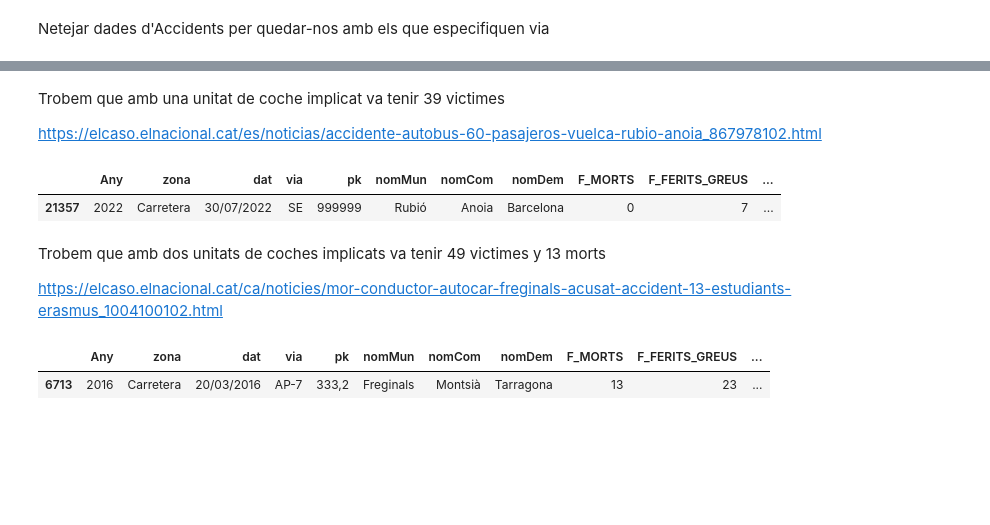
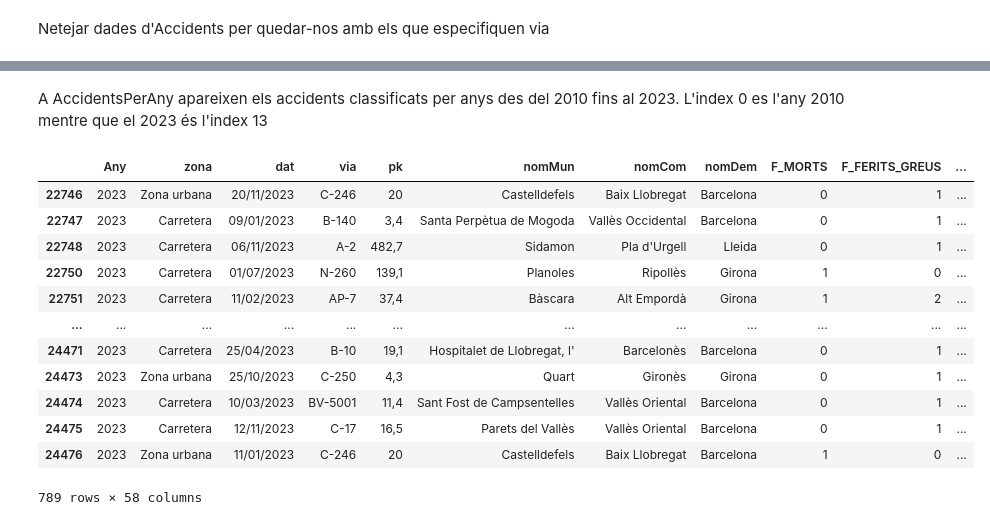
Before and after one commit to SeergiCureero/Proyecto-Analitica-Descriptiva, a Jupyter notebook: main.ipynb, the cells around one changed output, grey strips where cells are left out. Cells and saved outputs as stored; diff of their text form; code cells hidden in the pictures; blank space fills up the shorter version.

```diff
--- a/main.ipynb
+++ b/main.ipynb
@@ -110,18 +17,23 @@ plt.show()
-# %% [markdown]
-Trobem que amb una unitat de coche implicat va tenir 39 victimes
-
-https://elcaso.elnacional.cat/es/noticias/accidente-autobus-60-pasajeros-vuelca-rubio-anoia_867978102.html
-# %%
-AccidentsCOMPLET [  (AccidentsCOMPLET['F_VICTIMES']>35) & (AccidentsCOMPLET['F_UNITATS_IMPLICADES']==1)]
-# %% [output]
-|  | Any | zona | dat | via | pk | nomMun | nomCom | nomDem | F_MORTS | F_FERITS_GREUS | ... |
-| 21357 | 2022 | Carretera | 30/07/2022 | SE | 999999 | Rubió | Anoia | Barcelona | 0 | 7 | ... |
-# %% [markdown]
-Trobem que amb dos unitats de coches implicats va tenir 49 victimes y 13 morts
-
-https://elcaso.elnacional.cat/ca/noticies/mor-conductor-autocar-freginals-acusat-accident-13-estudiants-erasmus_1004100102.html
-# %%
-AccidentsCOMPLET [  (AccidentsCOMPLET['F_VICTIMES']>35) & (AccidentsCOMPLET['F_UNITATS_IMPLICADES']==2)]
-# %% [output]
-|  | Any | zona | dat | via | pk | nomMun | nomCom | nomDem | F_MORTS | F_FERITS_GREUS | ... |
-| 6713 | 2016 | Carretera | 20/03/2016 | AP-7 | 333,2 | Freginals | Montsià | Tarragona | 13 | 23 | ... |
+# %% [markdown]
+A AccidentsPerAny apareixen els accidents classificats per anys des del 2010 fins al 2023. L'index 0 es l'any 2010 mentre que el 2023 és l'index 13
+# %%
+AccidentsNomViaHistoric = AccidentsCOMPLET.drop(AccidentsCOMPLET[AccidentsCOMPLET['via'] == 'SE'].index)
+AccidentsPerAny = []
+for i in range(2010,2024):
+    AccidentsPerAny.append(AccidentsNomViaHistoric.drop(AccidentsNomViaHistoric[AccidentsNomViaHistoric['Any'] != i].index))
+AccidentsPerAny[0]
+AccidentsPerAny[13]
+# %% [output]
+|  | Any | zona | dat | via | pk | nomMun | nomCom | nomDem | F_MORTS | F_FERITS_GREUS | ... |
+| 22746 | 2023 | Zona urbana | 20/11/2023 | C-246 | 20 | Castelldefels | Baix Llobregat | Barcelona | 0 | 1 | ... |
+| 22747 | 2023 | Carretera | 09/01/2023 | B-140 | 3,4 | Santa Perpètua de Mogoda | Vallès Occidental | Barcelona | 0 | 1 | ... |
+| 22748 | 2023 | Carretera | 06/11/2023 | A-2 | 482,7 | Sidamon | Pla d'Urgell | Lleida | 0 | 1 | ... |
+| 22750 | 2023 | Carretera | 01/07/2023 | N-260 | 139,1 | Planoles | Ripollès | Girona | 1 | 0 | ... |
+| 22751 | 2023 | Carretera | 11/02/2023 | AP-7 | 37,4 | Bàscara | Alt Empordà | Girona | 1 | 2 | ... |
+| ... | ... | ... | ... | ... | ... | ... | ... | ... | ... | ... | ... |
+| 24471 | 2023 | Carretera | 25/04/2023 | B-10 | 19,1 | Hospitalet de Llobregat, l' | Barcelonès | Barcelona | 0 | 1 | ... |
+| 24473 | 2023 | Zona urbana | 25/10/2023 | C-250 | 4,3 | Quart | Gironès | Girona | 0 | 1 | ... |
+| 24474 | 2023 | Carretera | 10/03/2023 | BV-5001 | 11,4 | Sant Fost de Campsentelles | Vallès Oriental | Barcelona | 0 | 1 | ... |
+| 24475 | 2023 | Carretera | 12/11/2023 | C-17 | 16,5 | Parets del Vallès | Vallès Oriental | Barcelona | 0 | 1 | ... |
+| 24476 | 2023 | Zona urbana | 11/01/2023 | C-246 | 20 | Castelldefels | Baix Llobregat | Barcelona | 1 | 0 | ... |
+789 rows × 58 columns
```
Also changed, not shown: parts of 38 cells of this notebook, 1 other file.
